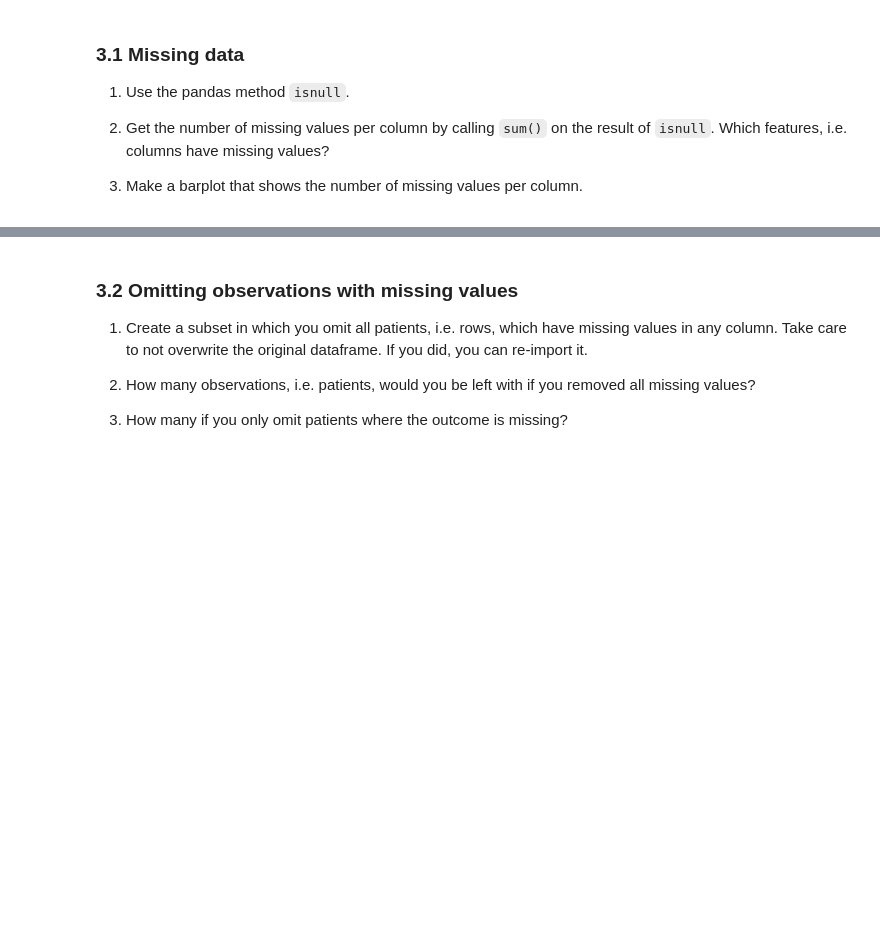
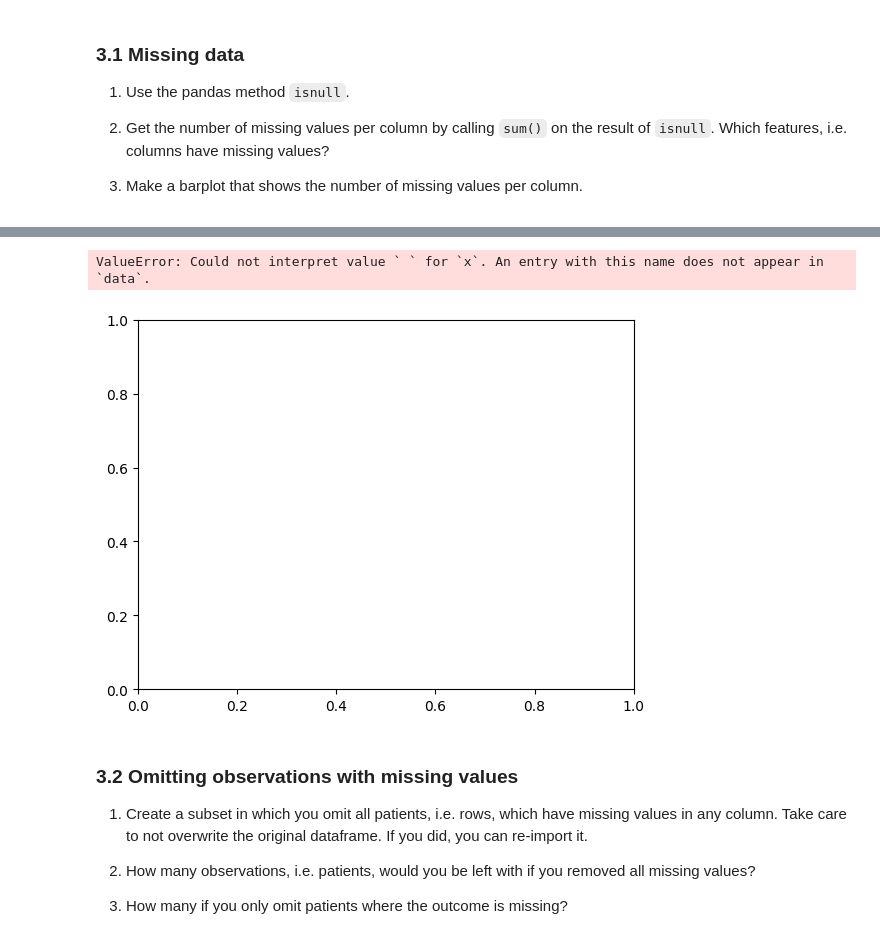
Before and after one commit to Niknyg/Niknyg, a Jupyter notebook: Exercise/Exercise_oct2023.ipynb, the cells around one changed output, grey strips where cells are left out. Saved outputs shown, nothing was run; the diff lists cells and outputs as text; code cells hidden in the pictures; blank space fills up the shorter version.

```diff
--- a/Exercise/Exercise_oct2023.ipynb
+++ b/Exercise/Exercise_oct2023.ipynb
@@ -342,3 +316,8 @@ Note that imputation is a __complex subject__ and whether it makes sense to do i
 ### 3.0 Load the data
 
 Load in the cirrhosis dataset using one of the two methods you used earlier for the stroke data. Change as well the outcome variable to a type "category".
+# %%
+
+liver = pd.read_csv('https://raw.githubusercontent.com/Center-for-Health-Data-Science/PythonTsunami/refs/heads/2024_Oct/Exercise/datasets/cirrhosis.csv')
+
+liver.head()
@@ -350,3 +336,11 @@ Load in the cirrhosis dataset using one of the two methods you used earlier for
 2. Get the number of missing values per column by calling `sum()` on the result of `isnull`. Which features, i.e. columns have missing values?
 
 3. Make a barplot that shows the number of missing values per column.
+# %%
+nulldf = liver.isnull().sum()
+
+nulldf = pd.DataFrame(nulldf)
+
+print(nulldf)
+
+nulldf.info()
@@ -353,3 +365,19 @@ Load in the cirrhosis dataset using one of the two methods you used earlier for
+# %%
+fig, ax = plt.subplots()
+
+sns.histplot(
+    data = nulldf,
+    x = " ",
+    # Draw side-by-side bars.
+    multiple = "dodge",
+    # Set the number of bins in the histogram.
+    bins = 10,
+    stat="count",
+    # Set on which 'axis' (panel) we want to draw the plot.
+    ax = ax)
+# %% [output]
+ValueError: Could not interpret value ` ` for `x`. An entry with this name does not appear in `data`.
+[figure, added]
 # %% [markdown]
 ### 3.2 Omitting observations with missing values
 
```
Also changed, not shown: parts of 6 cells of this notebook.
